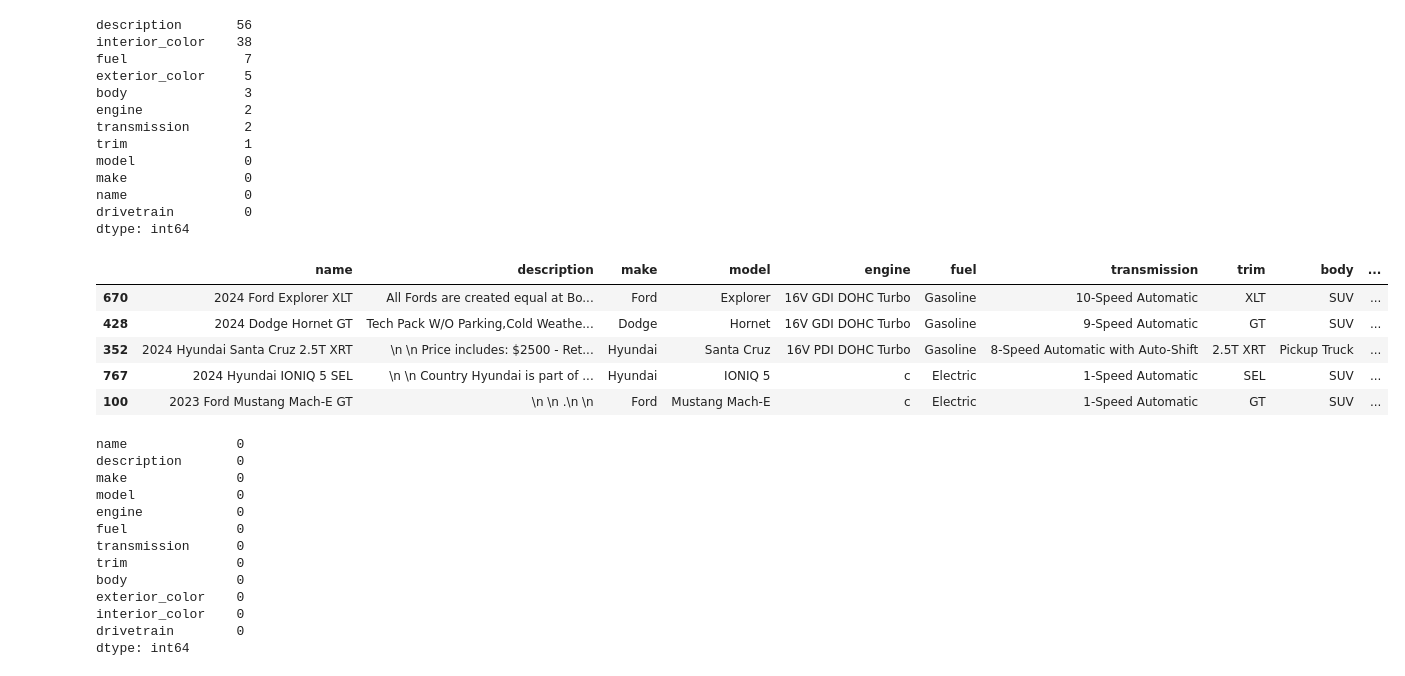
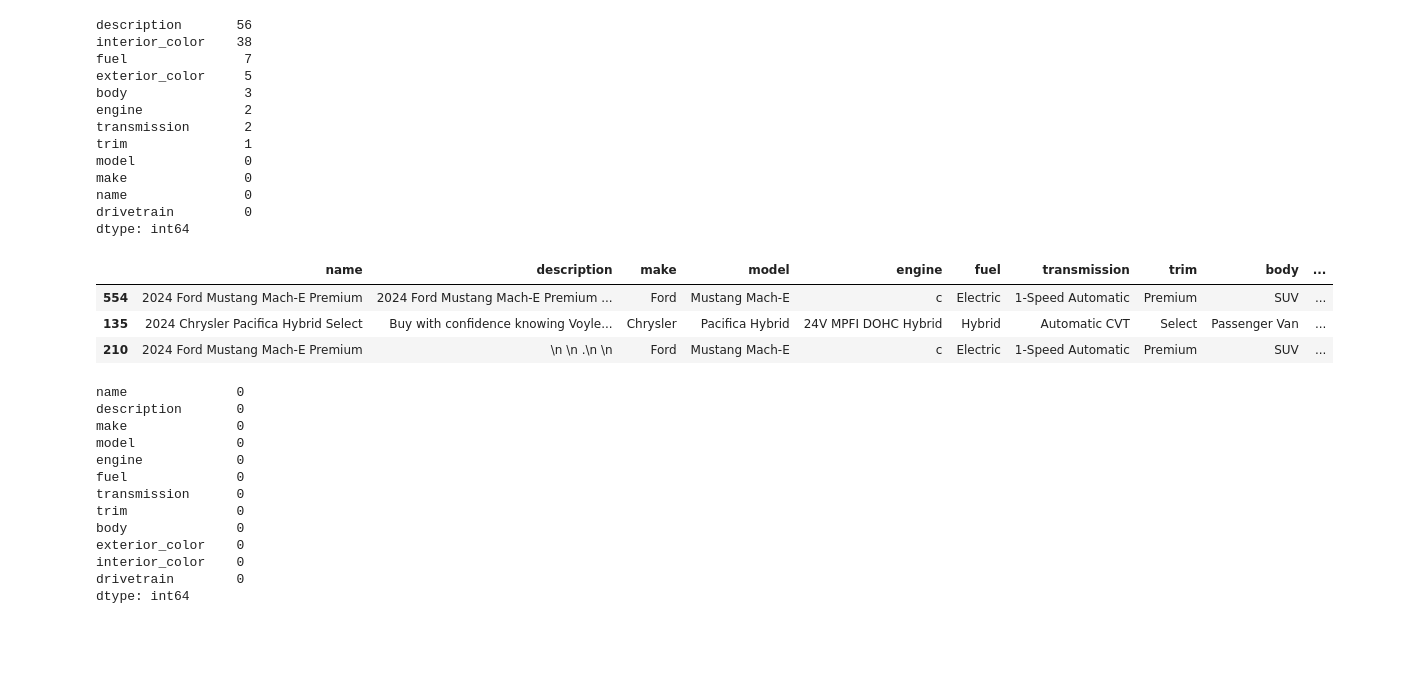
Before and after one commit to rshewatkar/ML_internship, a Jupyter notebook: Vehicle Price Prediction/Vehical_price.ipynb, the cells around one changed output. Saved outputs shown, nothing was run; the diff lists cells and outputs as text; code cells hidden in the pictures; blank space fills up the shorter version.

```diff
--- a/Vehicle Price Prediction/Vehical_price.ipynb
+++ b/Vehicle Price Prediction/Vehical_price.ipynb
@@ -206,14 +206,12 @@ dtype: int64
 categorical_cols = df.select_dtypes(include='object').columns
 df[categorical_cols] = df[categorical_cols].fillna('Unknown')
 # %%
-df[categorical_cols].sample(5)
+df[categorical_cols].sample(3)
 # %% [output]
 |  | name | description | make | model | engine | fuel | transmission | trim | body | ... |
-| 670 | 2024 Ford Explorer XLT | All Fords are created equal at Bo... | Ford | Explorer | 16V GDI DOHC Turbo | Gasoline | 10-Speed Automatic | XLT | SUV | ... |
-| 428 | 2024 Dodge Hornet GT | Tech Pack W/O Parking,Cold Weathe... | Dodge | Hornet | 16V GDI DOHC Turbo | Gasoline | 9-Speed Automatic | GT | SUV | ... |
-| 352 | 2024 Hyundai Santa Cruz 2.5T XRT | \n \n Price includes: $2500 - Ret... | Hyundai | Santa Cruz | 16V PDI DOHC Turbo | Gasoline | 8-Speed Automatic with Auto-Shift | 2.5T XRT | Pickup Truck | ... |
-| 767 | 2024 Hyundai IONIQ 5 SEL | \n \n Country Hyundai is part of ... | Hyundai | IONIQ 5 | c | Electric | 1-Speed Automatic | SEL | SUV | ... |
-| 100 | 2023 Ford Mustang Mach-E GT | \n \n .\n \n | Ford | Mustang Mach-E | c | Electric | 1-Speed Automatic | GT | SUV | ... |
+| 554 | 2024 Ford Mustang Mach-E Premium | 2024 Ford Mustang Mach-E Premium ... | Ford | Mustang Mach-E | c | Electric | 1-Speed Automatic | Premium | SUV | ... |
+| 135 | 2024 Chrysler Pacifica Hybrid Select | Buy with confidence knowing Voyle... | Chrysler | Pacifica Hybrid | 24V MPFI DOHC Hybrid | Hybrid | Automatic CVT | Select | Passenger Van | ... |
+| 210 | 2024 Ford Mustang Mach-E Premium | \n \n .\n \n | Ford | Mustang Mach-E | c | Electric | 1-Speed Automatic | Premium | SUV | ... |
 # %%
 df[categorical_cols].isnull().sum().sort_values(ascending=False)
 # %% [output]
```
Also changed, not shown: parts of 9 cells of this notebook, 1 other file.
